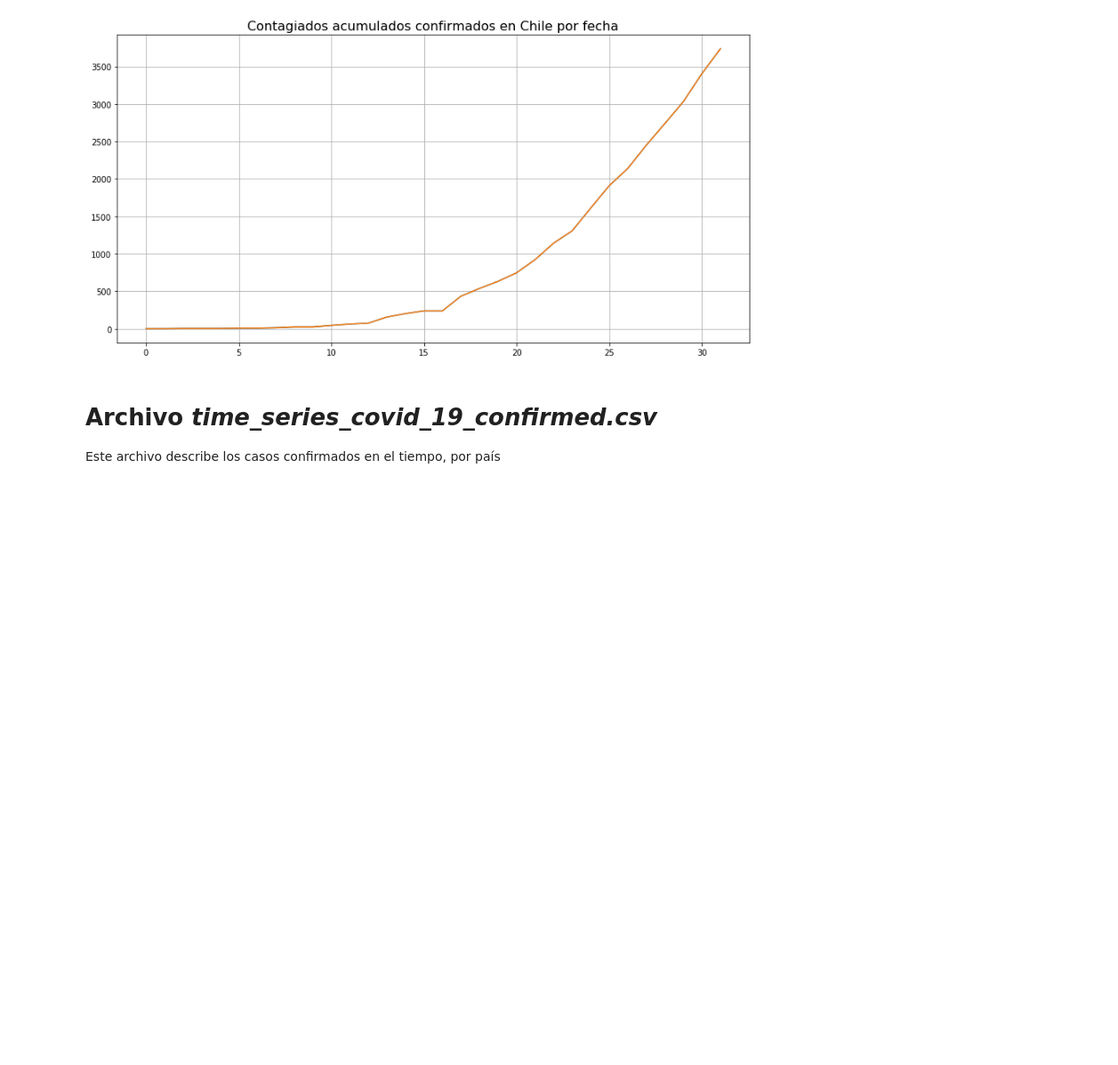
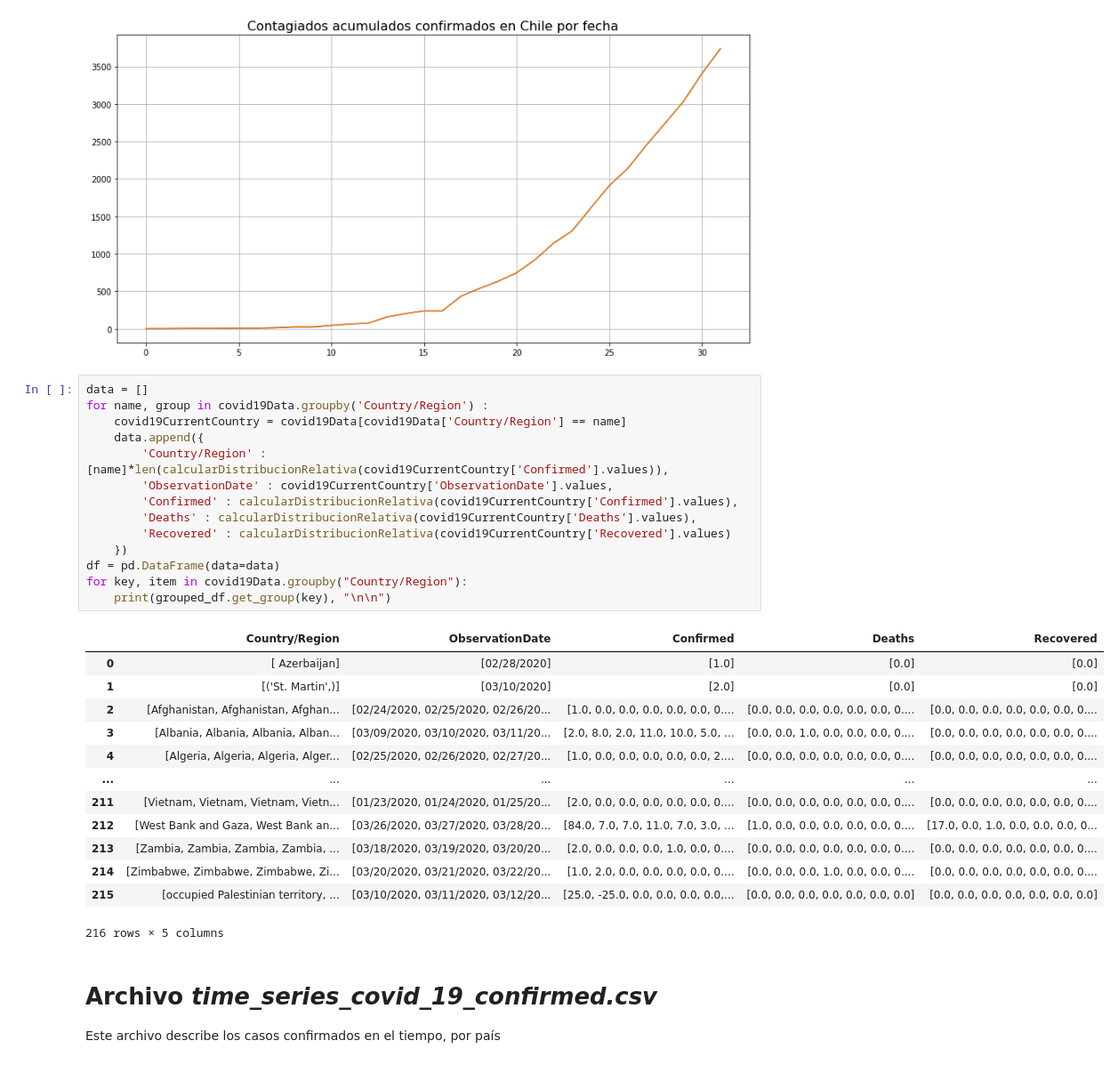
Before and after one commit to joseespinadote/proyecto_intro_mineria, a Jupyter notebook: miner-a-de-coronavirus.ipynb, the cells around one changed output. Shown at 89% size. Saved outputs shown, nothing was run; the diff lists cells and outputs as text; blank space fills up the shorter version.

```diff
--- a/miner-a-de-coronavirus.ipynb
+++ b/miner-a-de-coronavirus.ipynb
@@ -187,6 +167,34 @@ plt.title('Contagiados acumulados confirmados en Chile por fecha', fontsize=16)
 [figure]
 Text(0.5, 1.0, 'Contagiados acumulados confirmados en Chile por fecha')
 [figure]
+# %%
+data = []
+for name, group in covid19Data.groupby('Country/Region') :
+    covid19CurrentCountry = covid19Data[covid19Data['Country/Region'] == name]
+    data.append({
+        'Country/Region' : [name]*len(calcularDistribucionRelativa(covid19CurrentCountry['Confirmed'].values)),
+        'ObservationDate' : covid19CurrentCountry['ObservationDate'].values,
+        'Confirmed' : calcularDistribucionRelativa(covid19CurrentCountry['Confirmed'].values),
+        'Deaths' : calcularDistribucionRelativa(covid19CurrentCountry['Deaths'].values),
+        'Recovered' : calcularDistribucionRelativa(covid19CurrentCountry['Recovered'].values)
+    })
+df = pd.DataFrame(data=data)
+for key, item in covid19Data.groupby("Country/Region"):
+    print(grouped_df.get_group(key), "\n\n")
+# %% [output]
+|  | Country/Region | ObservationDate | Confirmed | Deaths | Recovered |
+| 0 | [ Azerbaijan] | [02/28/2020] | [1.0] | [0.0] | [0.0] |
+| 1 | [('St. Martin',)] | [03/10/2020] | [2.0] | [0.0] | [0.0] |
+| 2 | [Afghanistan, Afghanistan, Afghan... | [02/24/2020, 02/25/2020, 02/26/20... | [1.0, 0.0, 0.0, 0.0, 0.0, 0.0, 0.... | [0.0, 0.0, 0.0, 0.0, 0.0, 0.0, 0.... | [0.0, 0.0, 0.0, 0.0, 0.0, 0.0, 0.... |
+| 3 | [Albania, Albania, Albania, Alban... | [03/09/2020, 03/10/2020, 03/11/20... | [2.0, 8.0, 2.0, 11.0, 10.0, 5.0, ... | [0.0, 0.0, 1.0, 0.0, 0.0, 0.0, 0.... | [0.0, 0.0, 0.0, 0.0, 0.0, 0.0, 0.... |
+| 4 | [Algeria, Algeria, Algeria, Alger... | [02/25/2020, 02/26/2020, 02/27/20... | [1.0, 0.0, 0.0, 0.0, 0.0, 0.0, 2.... | [0.0, 0.0, 0.0, 0.0, 0.0, 0.0, 0.... | [0.0, 0.0, 0.0, 0.0, 0.0, 0.0, 0.... |
+| ... | ... | ... | ... | ... | ... |
+| 211 | [Vietnam, Vietnam, Vietnam, Vietn... | [01/23/2020, 01/24/2020, 01/25/20... | [2.0, 0.0, 0.0, 0.0, 0.0, 0.0, 0.... | [0.0, 0.0, 0.0, 0.0, 0.0, 0.0, 0.... | [0.0, 0.0, 0.0, 0.0, 0.0, 0.0, 0.... |
+| 212 | [West Bank and Gaza, West Bank an... | [03/26/2020, 03/27/2020, 03/28/20... | [84.0, 7.0, 7.0, 11.0, 7.0, 3.0, ... | [1.0, 0.0, 0.0, 0.0, 0.0, 0.0, 0.... | [17.0, 0.0, 1.0, 0.0, 0.0, 0.0, 0... |
+| 213 | [Zambia, Zambia, Zambia, Zambia, ... | [03/18/2020, 03/19/2020, 03/20/20... | [2.0, 0.0, 0.0, 0.0, 1.0, 0.0, 0.... | [0.0, 0.0, 0.0, 0.0, 0.0, 0.0, 0.... | [0.0, 0.0, 0.0, 0.0, 0.0, 0.0, 0.... |
+| 214 | [Zimbabwe, Zimbabwe, Zimbabwe, Zi... | [03/20/2020, 03/21/2020, 03/22/20... | [1.0, 2.0, 0.0, 0.0, 0.0, 0.0, 0.... | [0.0, 0.0, 0.0, 1.0, 0.0, 0.0, 0.... | [0.0, 0.0, 0.0, 0.0, 0.0, 0.0, 0.... |
+| 215 | [occupied Palestinian territory, ... | [03/10/2020, 03/11/2020, 03/12/20... | [25.0, -25.0, 0.0, 0.0, 0.0, 0.0,... | [0.0, 0.0, 0.0, 0.0, 0.0, 0.0, 0.0] | [0.0, 0.0, 0.0, 0.0, 0.0, 0.0, 0.0] |
+216 rows × 5 columns
 # %% [markdown]
 # Archivo *time_series_covid_19_confirmed.csv*
 Este archivo describe los casos confirmados en el tiempo, por país
```
Also changed, not shown: parts of 5 cells of this notebook.
